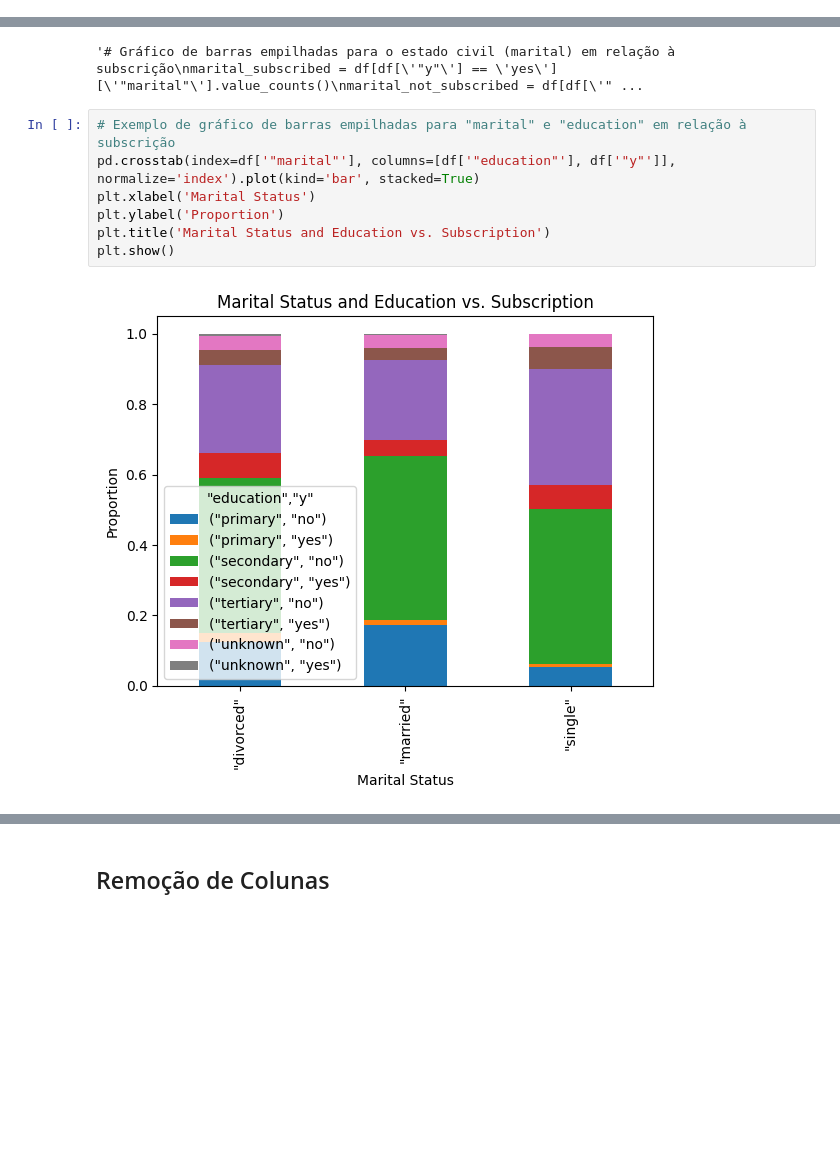
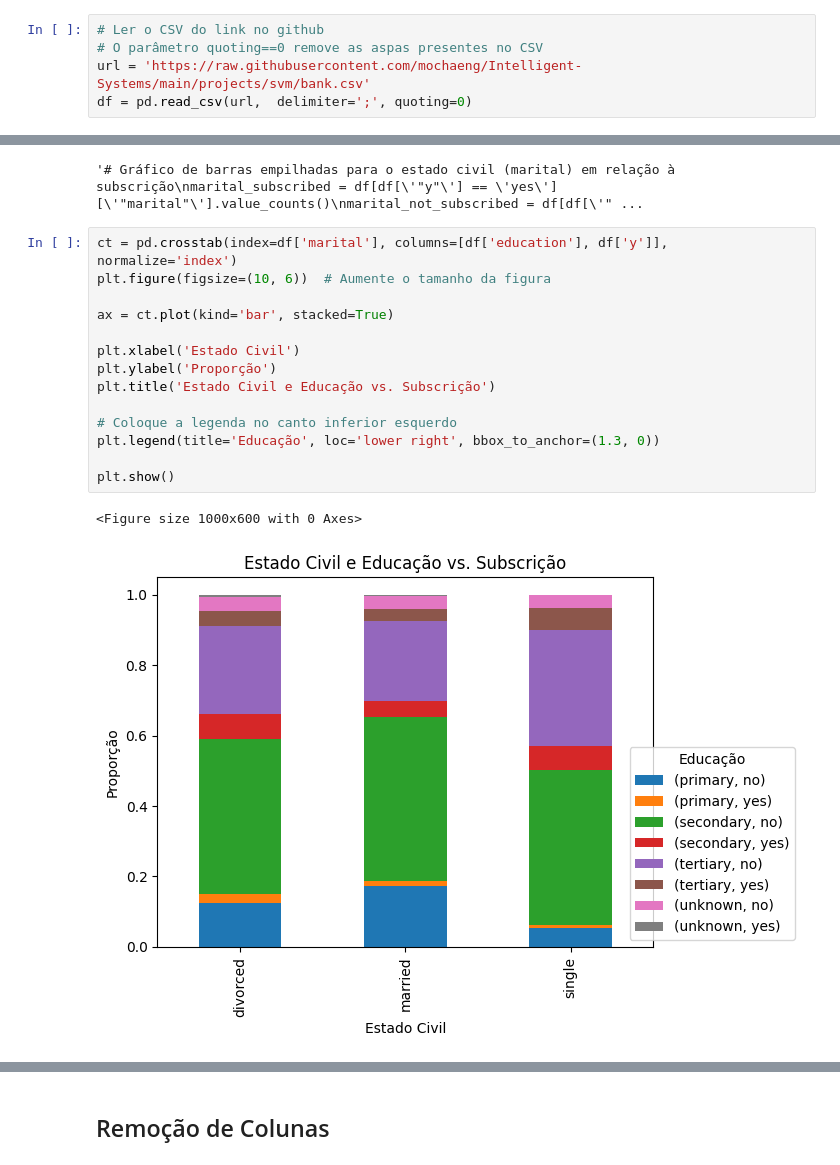
Before and after one commit to Rafaelmos/svm-makert-bancario, a Jupyter notebook: svm_makert_bancario.ipynb, the cells around one changed output, grey strips where cells are left out. Saved outputs shown, nothing was run; the diff lists cells and outputs as text; blank space fills up the shorter version.

```diff
--- a/svm_makert_bancario.ipynb
+++ b/svm_makert_bancario.ipynb
@@ -74,3 +70,8 @@ Saving bank.csv to bank (7).csv
+# %%
+# Ler o CSV do link no github
+# O parâmetro quoting==0 remove as aspas presentes no CSV
+url = 'https://raw.githubusercontent.com/mochaeng/Intelligent-Systems/main/projects/svm/bank.csv'
+df = pd.read_csv(url,  delimiter=';', quoting=0)
 # %%
 df.head()
 # %% [output]
@@ -379,12 +370,20 @@ plt.show()"""
 # %% [output]
 '# Gráfico de barras empilhadas para o estado civil (marital) em relação à subscrição\nmarital_subscribed = df[df[\'"y"\'] == \'yes\'][\'"marital"\'].value_counts()\nmarital_not_subscribed = df[df[\'" ...
 # %%
-# Exemplo de gráfico de barras empilhadas para "marital" e "education" em relação à subscrição
-pd.crosstab(index=df['"marital"'], columns=[df['"education"'], df['"y"']], normalize='index').plot(kind='bar', stacked=True)
-plt.xlabel('Marital Status')
-plt.ylabel('Proportion')
-plt.title('Marital Status and Education vs. Subscription')
+ct = pd.crosstab(index=df['marital'], columns=[df['education'], df['y']], normalize='index')
+plt.figure(figsize=(10, 6))  # Aumente o tamanho da figura
+
+ax = ct.plot(kind='bar', stacked=True)
+
+plt.xlabel('Estado Civil')
+plt.ylabel('Proporção')
+plt.title('Estado Civil e Educação vs. Subscrição')
+
+# Coloque a legenda no canto inferior esquerdo
+plt.legend(title='Educação', loc='lower right', bbox_to_anchor=(1.3, 0))
+
 plt.show()
 # %% [output]
+<Figure size 1000x600 with 0 Axes>
-[figure, old version]
+[figure, new version]
 # %% [markdown]
```
Also changed, not shown: parts of 50 cells of this notebook.
